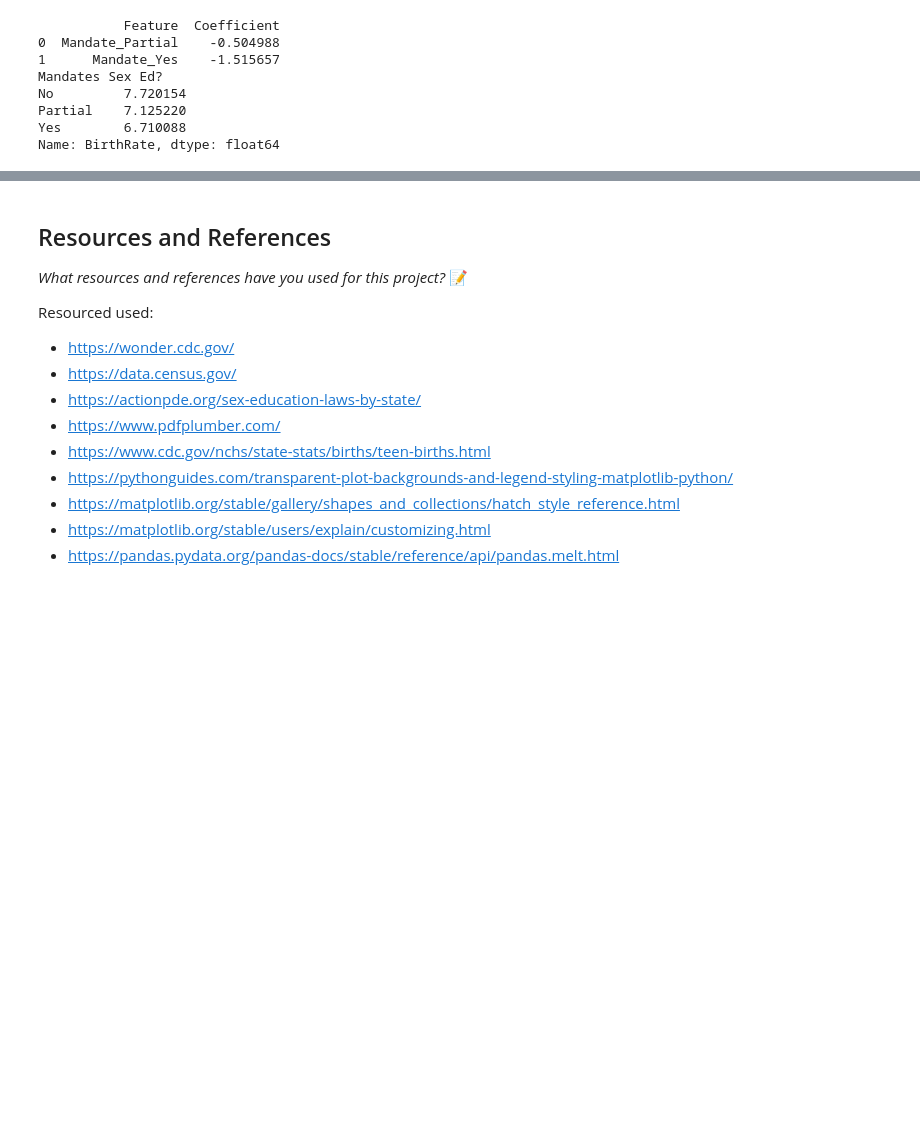
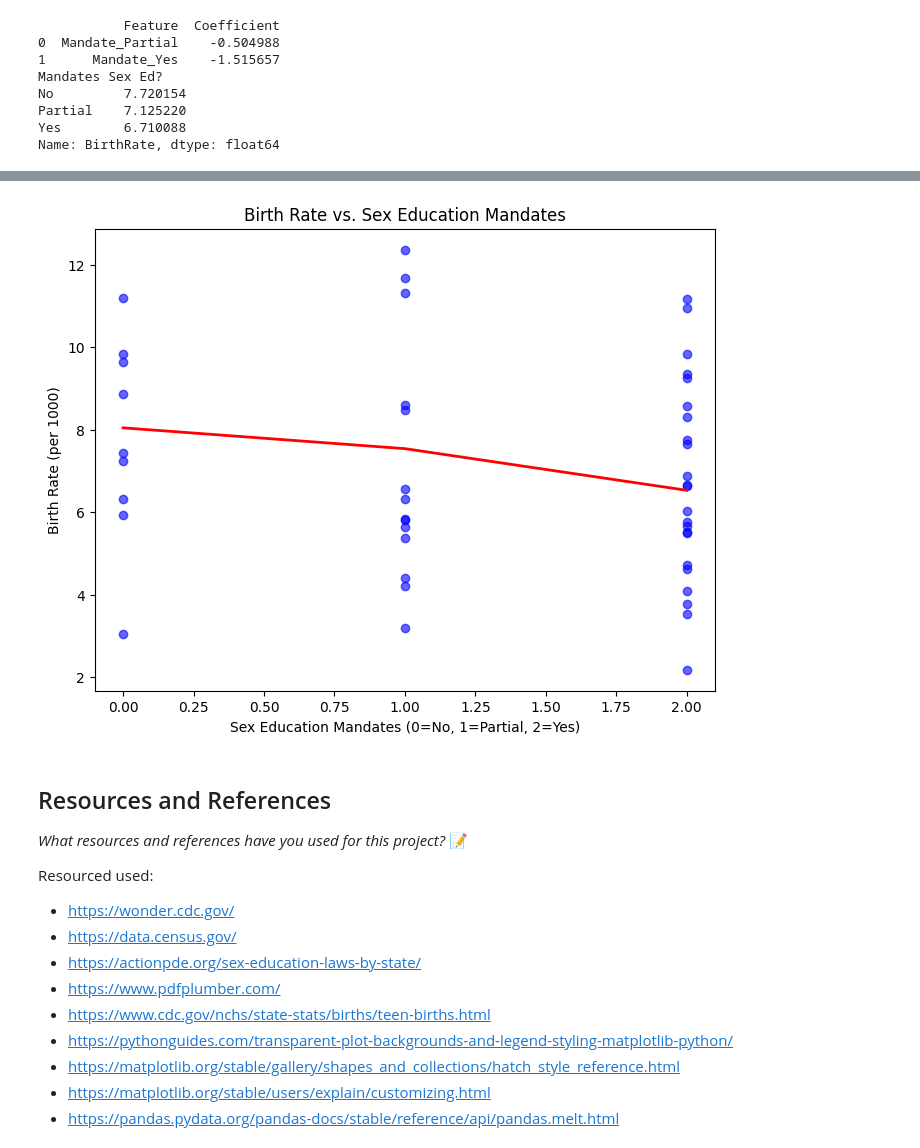
Before and after one commit to IT4063C001-Fall2025/final-project-Error1n, a Jupyter notebook: source.ipynb, the cells around one changed output, grey strips where cells are left out. Cells and saved outputs as stored; diff of their text form; code cells hidden in the pictures; blank space fills up the shorter version.

Commit message:
regression model plotted

```diff
--- a/source.ipynb
+++ b/source.ipynb
@@ -499,3 +508,23 @@ Name: BirthRate, dtype: float64
+# %%
+#Using the regression model I'm going to create avisualization with that shows the correlation between birth rate and sex ed
+import matplotlib.pyplot as plt
+import numpy as np
+plt.figure(figsize=(8, 6))
+#mapping yes, no, and partial to numerical values
+mapping = {"No": 0, "Partial": 1, "Yes": 2}
+regression_merged_data["Mandates Sex Ed?"] = regression_merged_data["Mandates Sex Ed?"].map(mapping)
+plt.scatter(regression_merged_data["Mandates Sex Ed?"], regression_merged_data["BirthRate"], color='blue', alpha=0.6)
+#Regression line
+x = np.array([0, 1, 2]).reshape(-1, 1)
+y_pred = regmodel2.predict(pd.get_dummies(pd.Series(["No", "Partial", "Yes"]), prefix="Mandate", drop_first=True))
+plt.plot([0, 1, 2], y_pred, color='red', linewidth=2)
+#plt.xticks([0, 1, 2], ["No", "Partial", "Yes"])
+plt.title("Birth Rate vs. Sex Education Mandates")
+plt.xlabel("Sex Education Mandates (0=No, 1=Partial, 2=Yes)")
+plt.ylabel("Birth Rate (per 1000)")
+plt.show()
+# %% [output]
+[figure, added]
 # %% [markdown]
 ## Resources and References
 *What resources and references have you used for this project?*
```
Also changed, not shown: parts of 4 cells of this notebook.
